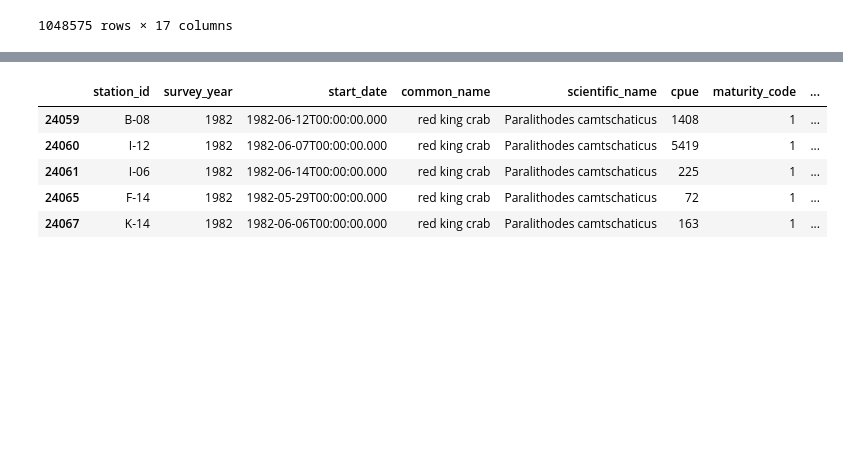
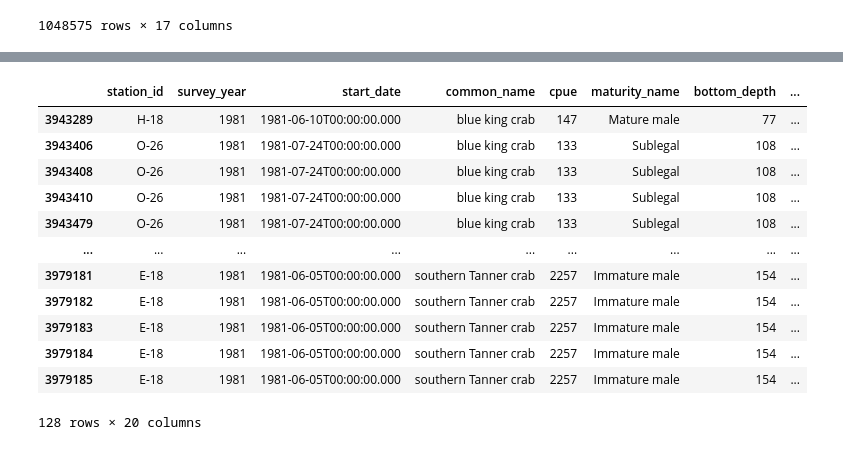
Before and after one commit to seanfahey1127/capstone-da14, a Jupyter notebook: notebook/bs_crab.ipynb, the cells around one changed output, grey strips where cells are left out. Cells and saved outputs as stored; diff of their text form; code cells hidden in the pictures; blank space fills up the shorter version.

```diff
--- a/notebook/bs_crab.ipynb
+++ b/notebook/bs_crab.ipynb
@@ -130 +185,34 @@ Horsehair          1
 Name: count, dtype: int64
+# %%
+merge = merged.drop_duplicates(subset='crab_id', keep='first')
+# %%
+merge = merge.drop(columns=[
+    'scientific_name',
+    'weight',
+    'maturity_code',
+    'data_date',
+    ':@computed_region_btis_nwva',
+    'hauljoin',
+    'station',
+    'species_kfrc',
+    'species_code',
+    'species',
+    'sex__',
+    'length',
+    'shell_condition',
+    'sampling_factor',
+    'gis_station',
+    'width',
+    'egg_color',
+    'egg_condition',
+    'clutch_size',
+    'chela_height',
+    'weight',
+    'comments',
+    'merus_length',
+    ])
+# %%
+merge = merge.drop(columns=['location_1'])
+# %%
+disease_present = merge[merge['disease_code'].notna()]
+disease_present
@@ -131,9 +233,16 @@ Name: count, dtype: int64
 # %%
-bs_crab[bs_crab['cruise'] == 198203].head()
+disease_present[disease_present['cruise'] == 198103]
 # %% [output]
-|  | station_id | survey_year | start_date | common_name | scientific_name | cpue | maturity_code | ... |
-| 24059 | B-08 | 1982 | 1982-06-12T00:00:00.000 | red king crab | Paralithodes camtschaticus | 1408 | 1 | ... |
-| 24060 | I-12 | 1982 | 1982-06-07T00:00:00.000 | red king crab | Paralithodes camtschaticus | 5419 | 1 | ... |
-| 24061 | I-06 | 1982 | 1982-06-14T00:00:00.000 | red king crab | Paralithodes camtschaticus | 225 | 1 | ... |
-| 24065 | F-14 | 1982 | 1982-05-29T00:00:00.000 | red king crab | Paralithodes camtschaticus | 72 | 1 | ... |
-| 24067 | K-14 | 1982 | 1982-06-06T00:00:00.000 | red king crab | Paralithodes camtschaticus | 163 | 1 | ... |
+|  | station_id | survey_year | start_date | common_name | cpue | maturity_name | bottom_depth | ... |
+| 3943289 | H-18 | 1981 | 1981-06-10T00:00:00.000 | blue king crab | 147 | Mature male | 77 | ... |
+| 3943406 | O-26 | 1981 | 1981-07-24T00:00:00.000 | blue king crab | 133 | Sublegal | 108 | ... |
+| 3943408 | O-26 | 1981 | 1981-07-24T00:00:00.000 | blue king crab | 133 | Sublegal | 108 | ... |
+| 3943410 | O-26 | 1981 | 1981-07-24T00:00:00.000 | blue king crab | 133 | Sublegal | 108 | ... |
+| 3943479 | O-26 | 1981 | 1981-07-24T00:00:00.000 | blue king crab | 133 | Sublegal | 108 | ... |
+| ... | ... | ... | ... | ... | ... | ... | ... | ... |
+| 3979181 | E-18 | 1981 | 1981-06-05T00:00:00.000 | southern Tanner crab | 2257 | Immature male | 154 | ... |
+| 3979182 | E-18 | 1981 | 1981-06-05T00:00:00.000 | southern Tanner crab | 2257 | Immature male | 154 | ... |
+| 3979183 | E-18 | 1981 | 1981-06-05T00:00:00.000 | southern Tanner crab | 2257 | Immature male | 154 | ... |
+| 3979184 | E-18 | 1981 | 1981-06-05T00:00:00.000 | southern Tanner crab | 2257 | Immature male | 154 | ... |
+| 3979185 | E-18 | 1981 | 1981-06-05T00:00:00.000 | southern Tanner crab | 2257 | Immature male | 154 | ... |
+128 rows × 20 columns
```
Also changed, not shown: parts of 18 cells of this notebook.
